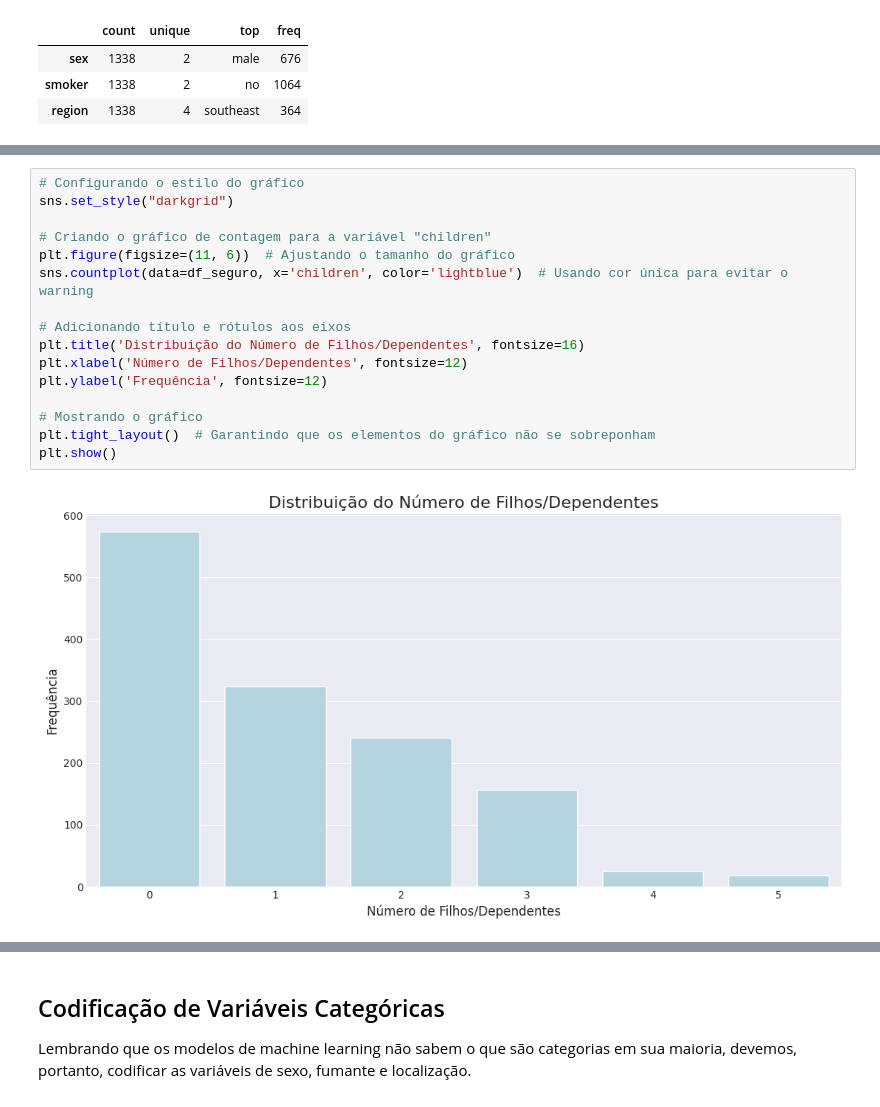
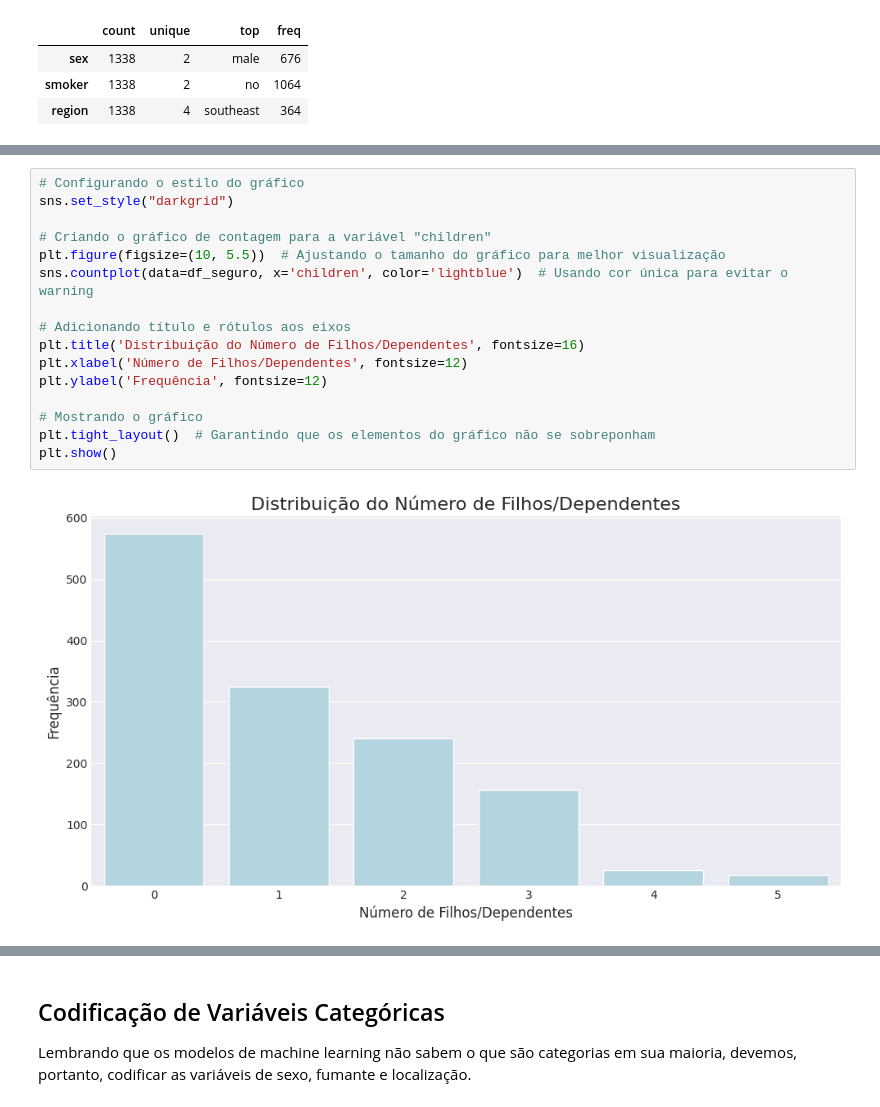
Before and after one commit to matheusvazdata/regressao-usando-scikit-learn, a Jupyter notebook: Projeto_24_11_2024_Regressao_usando_Scikit_Learn.ipynb, the cells around one changed output, grey strips where cells are left out. Drawn from its saved outputs; the diff is of its cells as text.

```diff
--- a/Projeto_24_11_2024_Regressao_usando_Scikit_Learn.ipynb
+++ b/Projeto_24_11_2024_Regressao_usando_Scikit_Learn.ipynb
@@ -222,21 +222,21 @@ plt.show()
 # %%
 # Configurando o estilo do gráfico
 sns.set_style("darkgrid")
 
 # Criando o gráfico de contagem para a variável "children"
-plt.figure(figsize=(11, 6))  # Ajustando o tamanho do gráfico
+plt.figure(figsize=(10, 5.5))  # Ajustando o tamanho do gráfico para melhor visualização
 sns.countplot(data=df_seguro, x='children', color='lightblue')  # Usando cor única para evitar o warning
 
 # Adicionando título e rótulos aos eixos
 plt.title('Distribuição do Número de Filhos/Dependentes', fontsize=16)
 plt.xlabel('Número de Filhos/Dependentes', fontsize=12)
 plt.ylabel('Frequência', fontsize=12)
 
 # Mostrando o gráfico
 plt.tight_layout()  # Garantindo que os elementos do gráfico não se sobreponham
 plt.show()
 # %% [output]
-[figure, old version]
+[figure, new version]
 # %%
 # Configurando o estilo do gráfico
 sns.set_style("darkgrid")
```
Also changed, not shown: parts of 60 cells of this notebook.
